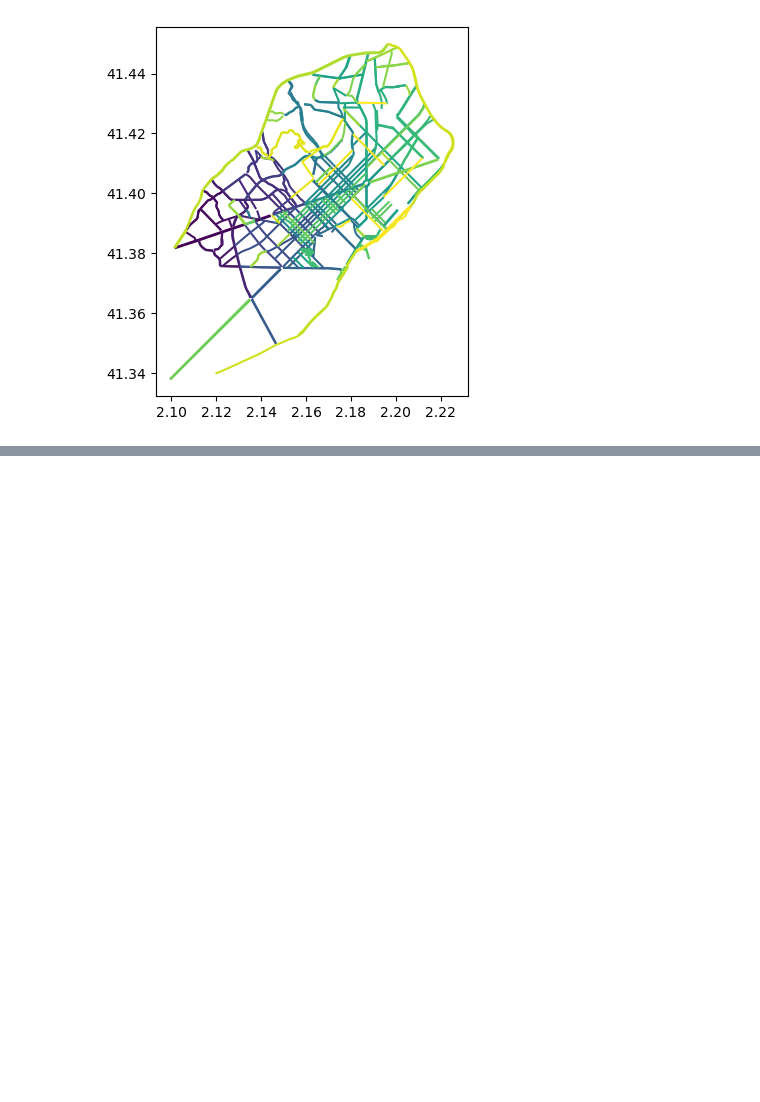
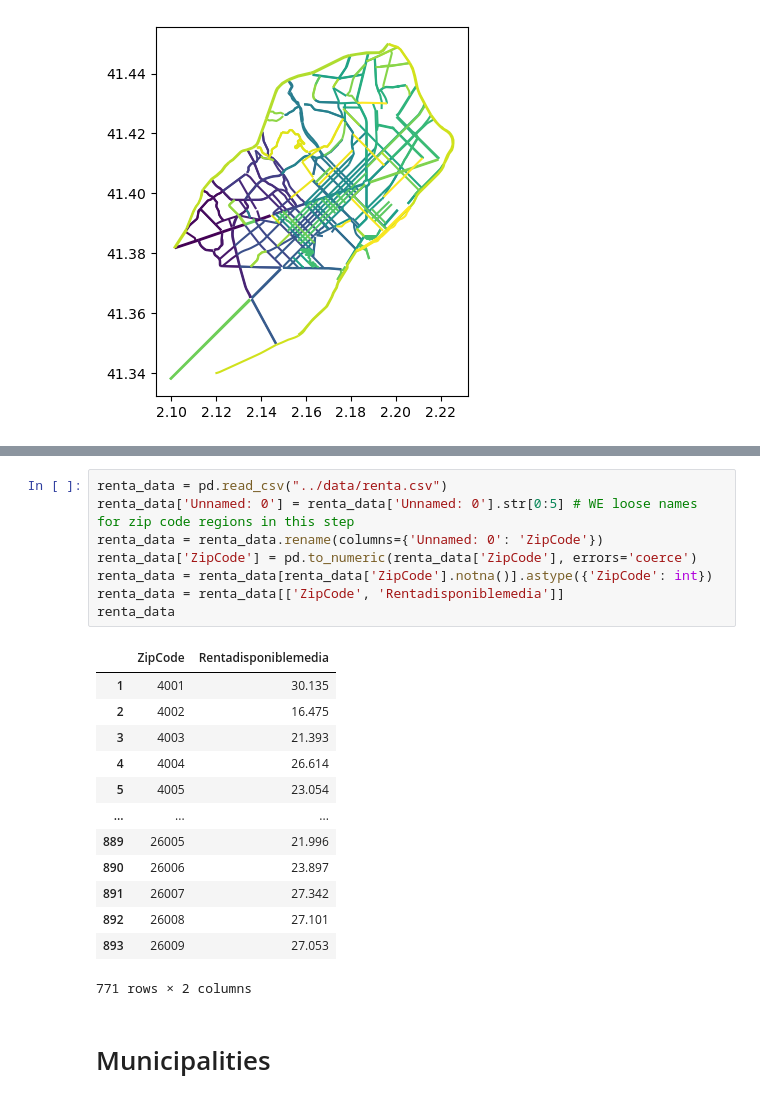
Before and after one commit to isimo00/datathon23, a Jupyter notebook: src/Plots.ipynb, the cells around one changed output, grey strips where cells are left out. Cells and saved outputs as stored; diff of their text form; blank space fills up the shorter version.

```diff
--- a/src/Plots.ipynb
+++ b/src/Plots.ipynb
@@ -119,0 +89,24 @@ renta_data
+# %%
+renta_data = pd.read_csv("../data/renta.csv")
+renta_data['Unnamed: 0'] = renta_data['Unnamed: 0'].str[0:5] # WE loose names for zip code regions in this step
+renta_data = renta_data.rename(columns={'Unnamed: 0': 'ZipCode'})
+renta_data['ZipCode'] = pd.to_numeric(renta_data['ZipCode'], errors='coerce')
+renta_data = renta_data[renta_data['ZipCode'].notna()].astype({'ZipCode': int})
+renta_data = renta_data[['ZipCode', 'Rentadisponiblemedia']]
+renta_data
+# %% [output]
+|  | ZipCode | Rentadisponiblemedia |
+| 1 | 4001 | 30.135 |
+| 2 | 4002 | 16.475 |
+| 3 | 4003 | 21.393 |
+| 4 | 4004 | 26.614 |
+| 5 | 4005 | 23.054 |
+| ... | ... | ... |
+| 889 | 26005 | 21.996 |
+| 890 | 26006 | 23.897 |
+| 891 | 26007 | 27.342 |
+| 892 | 26008 | 27.101 |
+| 893 | 26009 | 27.053 |
+771 rows × 2 columns
+# %% [markdown]
+# Municipalities
```
Also changed, not shown: parts of 13 cells of this notebook, 2 other files.
